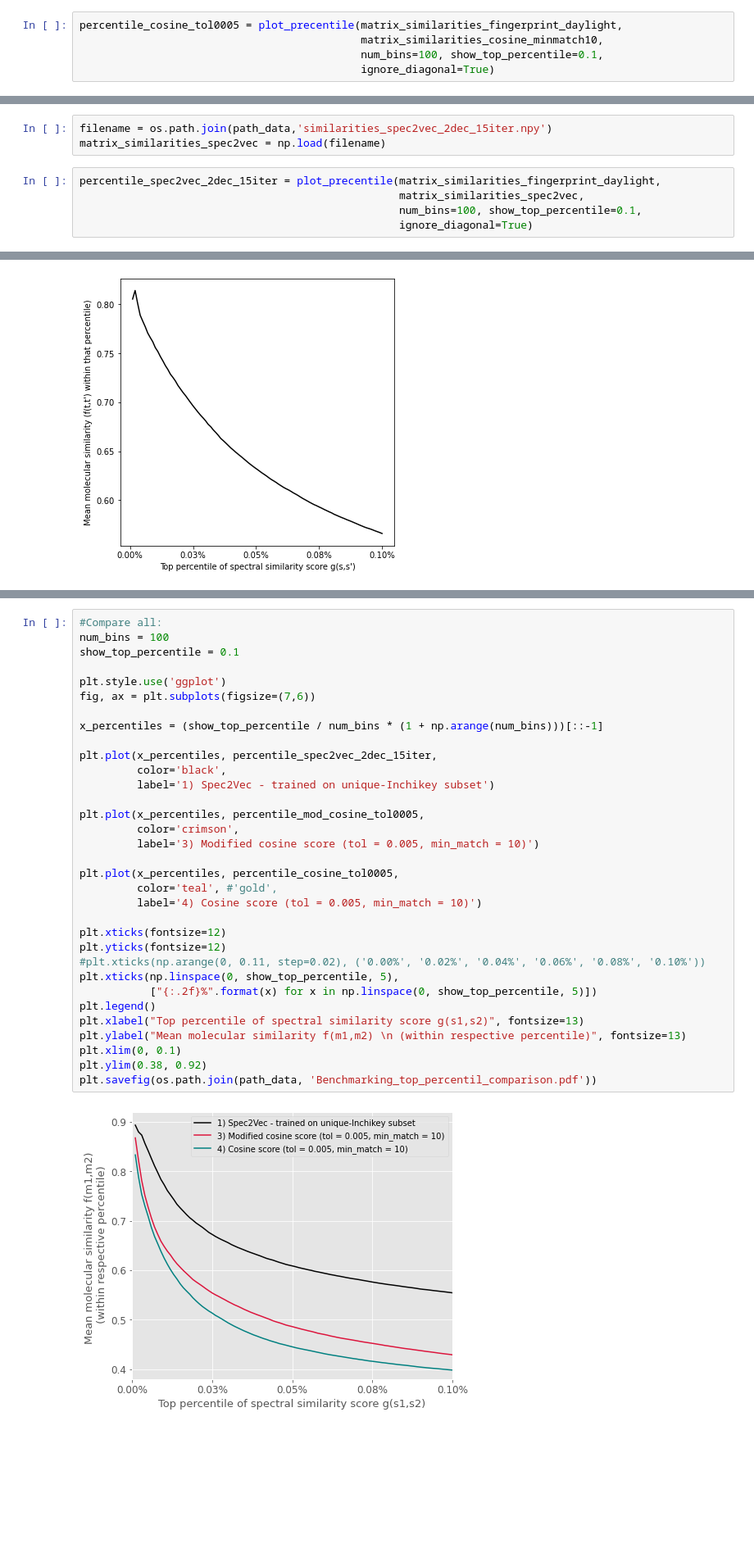
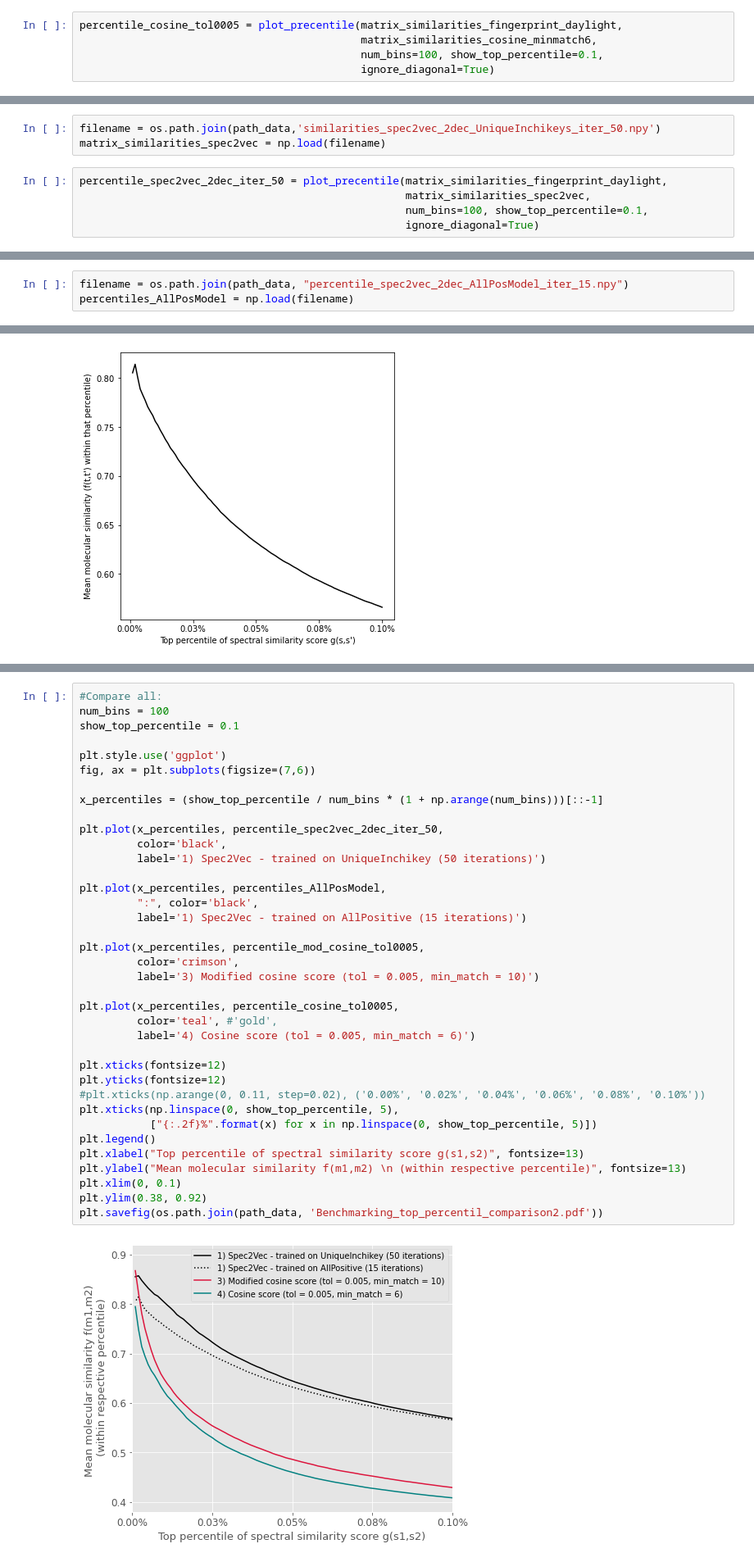
Before and after one commit to iomega/spec2vec, a Jupyter notebook: notebooks/iomega-workflow-7-compare-the-different-scores.ipynb, the cells around one changed output, grey strips where cells are left out. Shown at 82% size. Saved outputs shown, nothing was run; the diff lists cells and outputs as text; blank space fills up the shorter version.

```diff
--- a/notebooks/iomega-workflow-7-compare-the-different-scores.ipynb
+++ b/notebooks/iomega-workflow-7-compare-the-different-scores.ipynb
@@ -39,6 +39,6 @@ matrix_similarities_cosine_minmatch10[matrix_matches_cosine < 10] = 0
 # %%
 percentile_cosine_tol0005 = plot_precentile(matrix_similarities_fingerprint_daylight,
-                                            matrix_similarities_cosine_minmatch10,
+                                            matrix_similarities_cosine_minmatch6,
                                             num_bins=100, show_top_percentile=0.1,
                                             ignore_diagonal=True)
 # %% [output]
@@ -65,11 +65,11 @@ percentile_mod_cosine_tol0005 = plot_precentile(matrix_similarities_fingerprint_
 # %% [markdown]
 ## Compare spec2vec with reference fingerprint scores
 # %%
-filename = os.path.join(path_data,'similarities_spec2vec_2dec_15iter.npy')
+filename = os.path.join(path_data,'similarities_spec2vec_2dec_UniqueInchikeys_iter_50.npy')
 matrix_similarities_spec2vec = np.load(filename)
 # %%
-percentile_spec2vec_2dec_15iter = plot_precentile(matrix_similarities_fingerprint_daylight,
-                                                  matrix_similarities_spec2vec,
-                                                  num_bins=100, show_top_percentile=0.1,
-                                                  ignore_diagonal=True)
+percentile_spec2vec_2dec_iter_50 = plot_precentile(matrix_similarities_fingerprint_daylight,
+                                                   matrix_similarities_spec2vec,
+                                                   num_bins=100, show_top_percentile=0.1,
+                                                   ignore_diagonal=True)
 # %% [output]
@@ -77,5 +77,8 @@ percentile_spec2vec_2dec_15iter = plot_precentile(matrix_similarities_fingerprin
 # %% [markdown]
 ## Compare spec2vec (trained on AllPositive) with reference fingerprint scores
+# %%
+filename = os.path.join(path_data, "percentile_spec2vec_2dec_AllPosModel_iter_15.npy")
+percentiles_AllPosModel = np.load(filename)
 # %%
 filename = os.path.join(path_data,'similarities_spec2vec_2dec_AllPositiveModel_15iter.npy')
 matrix_similarities_spec2vec_allpositive = np.load(filename)
@@ -89,35 +94,39 @@ percentile_spec2vec_2dec_AllPos_15iter = plot_precentile(matrix_similarities_fin
 # %%
 #Compare all:
 num_bins = 100
 show_top_percentile = 0.1
 
 plt.style.use('ggplot')
 fig, ax = plt.subplots(figsize=(7,6))
 
 x_percentiles = (show_top_percentile / num_bins * (1 + np.arange(num_bins)))[::-1]
 
-plt.plot(x_percentiles, percentile_spec2vec_2dec_15iter,
+plt.plot(x_percentiles, percentile_spec2vec_2dec_iter_50,
          color='black',
-         label='1) Spec2Vec - trained on unique-Inchikey subset')
+         label='1) Spec2Vec - trained on UniqueInchikey (50 iterations)')
+
+plt.plot(x_percentiles, percentiles_AllPosModel,
+         ":", color='black',
+         label='1) Spec2Vec - trained on AllPositive (15 iterations)')
 
 plt.plot(x_percentiles, percentile_mod_cosine_tol0005,
          color='crimson',
          label='3) Modified cosine score (tol = 0.005, min_match = 10)')
 
 plt.plot(x_percentiles, percentile_cosine_tol0005,
          color='teal', #'gold',
-         label='4) Cosine score (tol = 0.005, min_match = 10)')
+         label='4) Cosine score (tol = 0.005, min_match = 6)')
 
 plt.xticks(fontsize=12)
 plt.yticks(fontsize=12)
 #plt.xticks(np.arange(0, 0.11, step=0.02), ('0.00%', '0.02%', '0.04%', '0.06%', '0.08%', '0.10%'))
 plt.xticks(np.linspace(0, show_top_percentile, 5),
            ["{:.2f}%".format(x) for x in np.linspace(0, show_top_percentile, 5)])
 plt.legend()
 plt.xlabel("Top percentile of spectral similarity score g(s1,s2)", fontsize=13)
 plt.ylabel("Mean molecular similarity f(m1,m2) \n (within respective percentile)", fontsize=13)
 plt.xlim(0, 0.1)
 plt.ylim(0.38, 0.92)
-plt.savefig(os.path.join(path_data, 'Benchmarking_top_percentil_comparison.pdf'))
+plt.savefig(os.path.join(path_data, 'Benchmarking_top_percentil_comparison2.pdf'))
 # %% [output]
-[figure, old version]
+[figure, new version]
```
Also changed, not shown: parts of 4 cells of this notebook, 1 other file.
